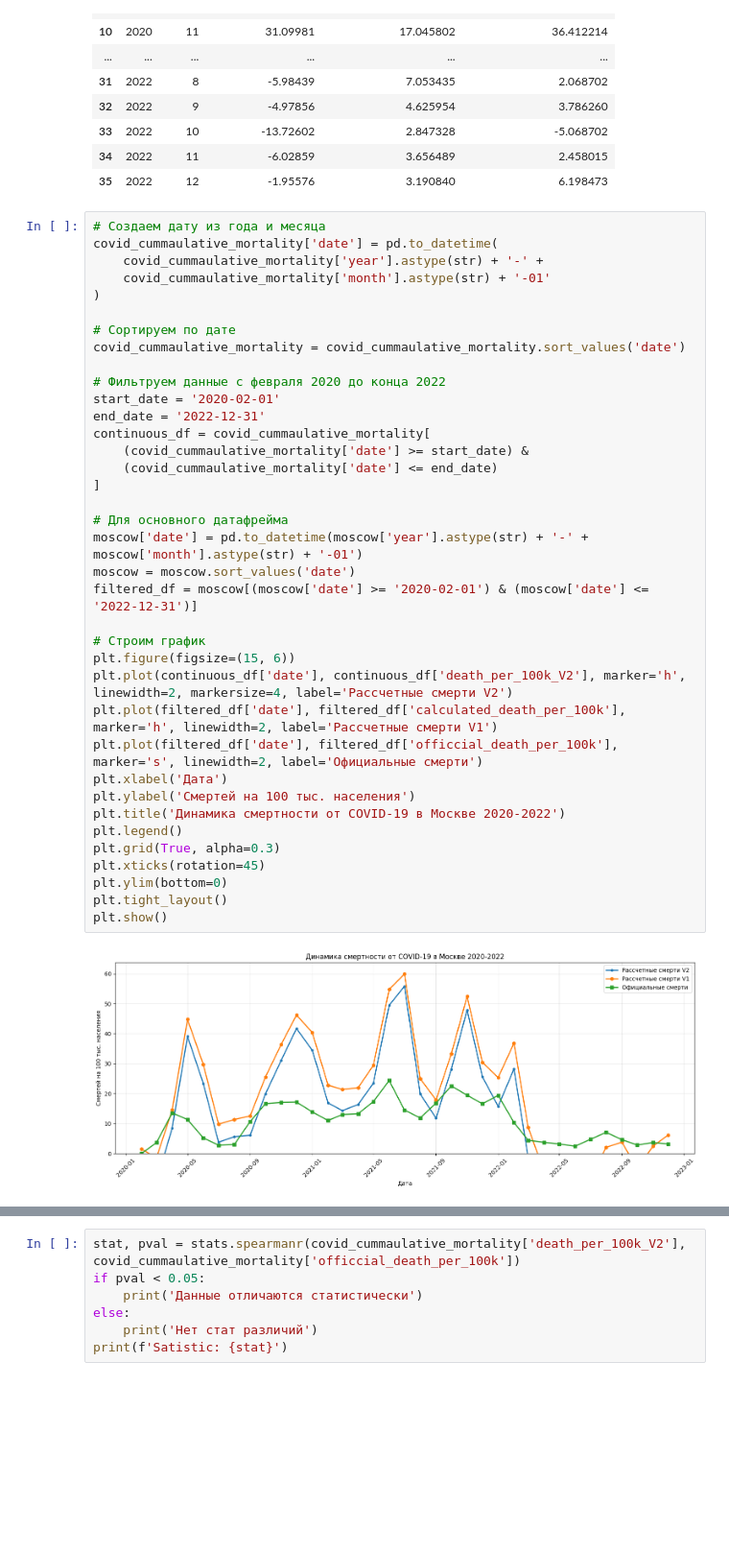
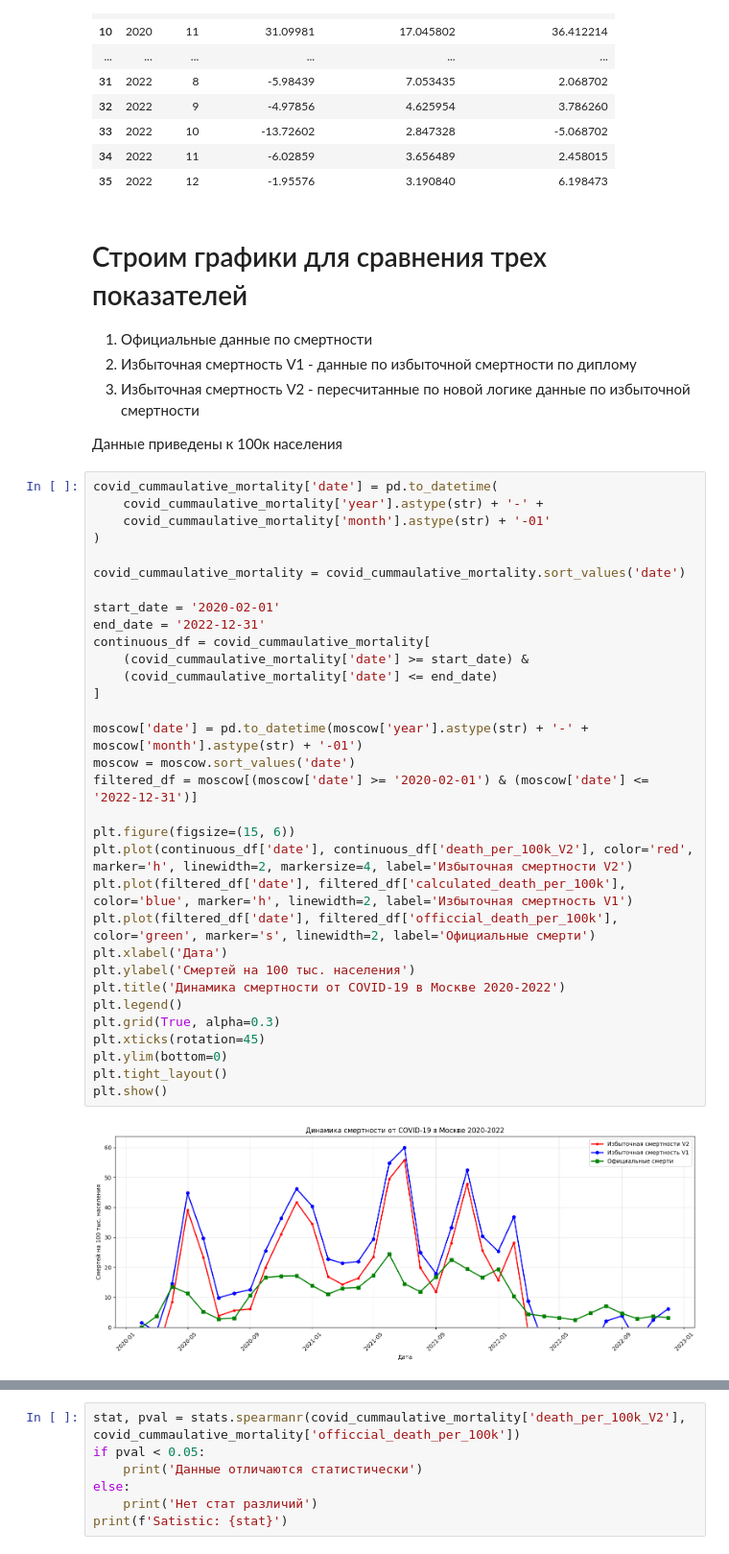
Before and after one commit to JesseHeisenberg/covid_19_statistic, a Jupyter notebook: main (2).ipynb, the cells around one changed output, grey strips where cells are left out. Shown at 96% size. Saved outputs shown, nothing was run; the diff lists cells and outputs as text; blank space fills up the shorter version.

```diff
--- a/main (2).ipynb
+++ b/main (2).ipynb
@@ -370,42 +370,44 @@ covid_cummaulative_mortality
 | 33 | 2022 | 10 | -13.72602 | 2.847328 | -5.068702 |
 | 34 | 2022 | 11 | -6.02859 | 3.656489 | 2.458015 |
 | 35 | 2022 | 12 | -1.95576 | 3.190840 | 6.198473 |
+# %% [markdown]
+# Строим графики для сравнения трех показателей
+1. Официальные данные по смертности
+2. Избыточная смертность V1 - данные по избыточной смертности по диплому
+3. Избыточная смертность V2 - пересчитанные по новой логике данные по избыточной смертности
+
+Данные приведены к 100к населения
 # %%
-# Создаем дату из года и месяца
 covid_cummaulative_mortality['date'] = pd.to_datetime(
     covid_cummaulative_mortality['year'].astype(str) + '-' +
     covid_cummaulative_mortality['month'].astype(str) + '-01'
 )
 
-# Сортируем по дате
 covid_cummaulative_mortality = covid_cummaulative_mortality.sort_values('date')
 
-# Фильтруем данные с февраля 2020 до конца 2022
 start_date = '2020-02-01'
 end_date = '2022-12-31'
 continuous_df = covid_cummaulative_mortality[
     (covid_cummaulative_mortality['date'] >= start_date) &
     (covid_cummaulative_mortality['date'] <= end_date)
 ]
 
-# Для основного датафрейма
 moscow['date'] = pd.to_datetime(moscow['year'].astype(str) + '-' + moscow['month'].astype(str) + '-01')
 moscow = moscow.sort_values('date')
 filtered_df = moscow[(moscow['date'] >= '2020-02-01') & (moscow['date'] <= '2022-12-31')]
 
-# Строим график
 plt.figure(figsize=(15, 6))
-plt.plot(continuous_df['date'], continuous_df['death_per_100k_V2'], marker='h', linewidth=2, markersize=4, label='Рассчетные смерти V2')
-plt.plot(filtered_df['date'], filtered_df['calculated_death_per_100k'], marker='h', linewidth=2, label='Рассчетные смерти V1')
-plt.plot(filtered_df['date'], filtered_df['officcial_death_per_100k'], marker='s', linewidth=2, label='Официальные смерти')
+plt.plot(continuous_df['date'], continuous_df['death_per_100k_V2'], color='red', marker='h', linewidth=2, markersize=4, label='Избыточная смертности V2')
+plt.plot(filtered_df['date'], filtered_df['calculated_death_per_100k'], color='blue', marker='h', linewidth=2, label='Избыточная смертность V1')
+plt.plot(filtered_df['date'], filtered_df['officcial_death_per_100k'], color='green', marker='s', linewidth=2, label='Официальные смерти')
 plt.xlabel('Дата')
 plt.ylabel('Смертей на 100 тыс. населения')
 plt.title('Динамика смертности от COVID-19 в Москве 2020-2022')
 plt.legend()
 plt.grid(True, alpha=0.3)
 plt.xticks(rotation=45)
 plt.ylim(bottom=0)
 plt.tight_layout()
 plt.show()
 # %% [output]
-[figure, old version]
+[figure, new version]
```
Also changed, not shown: parts of 14 cells of this notebook.
